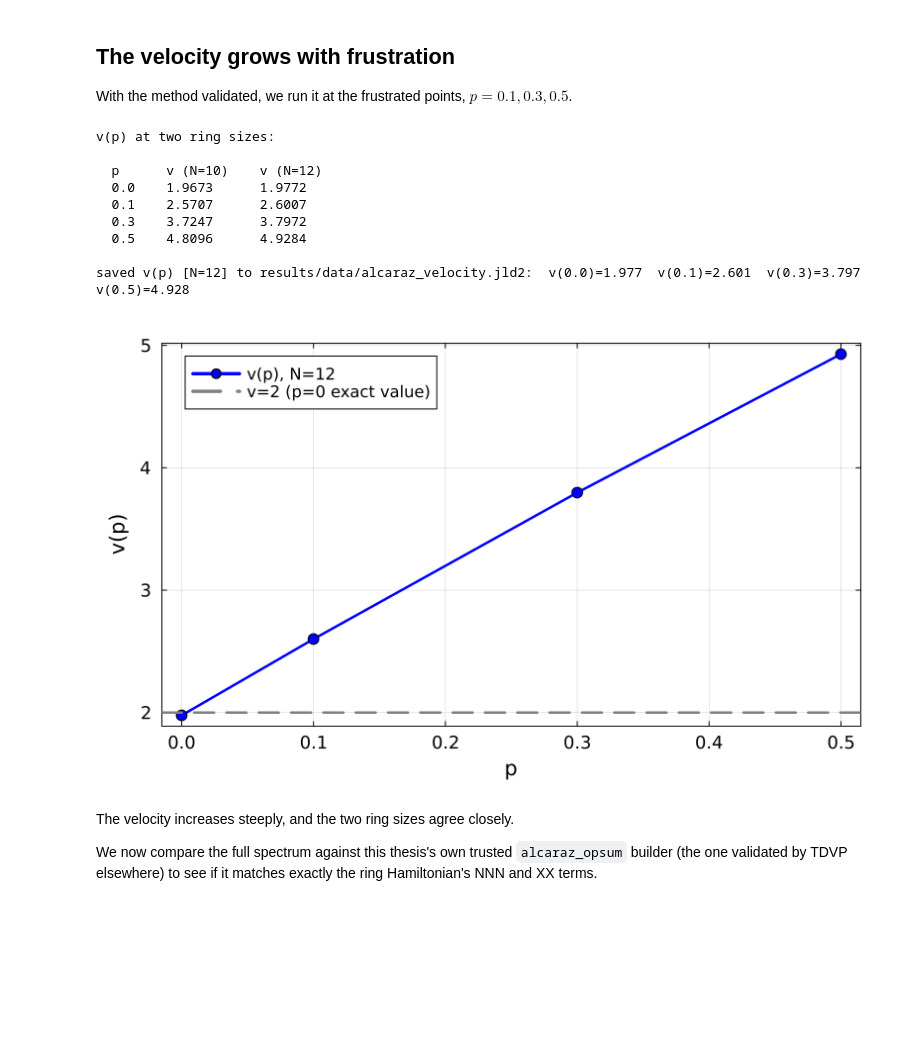
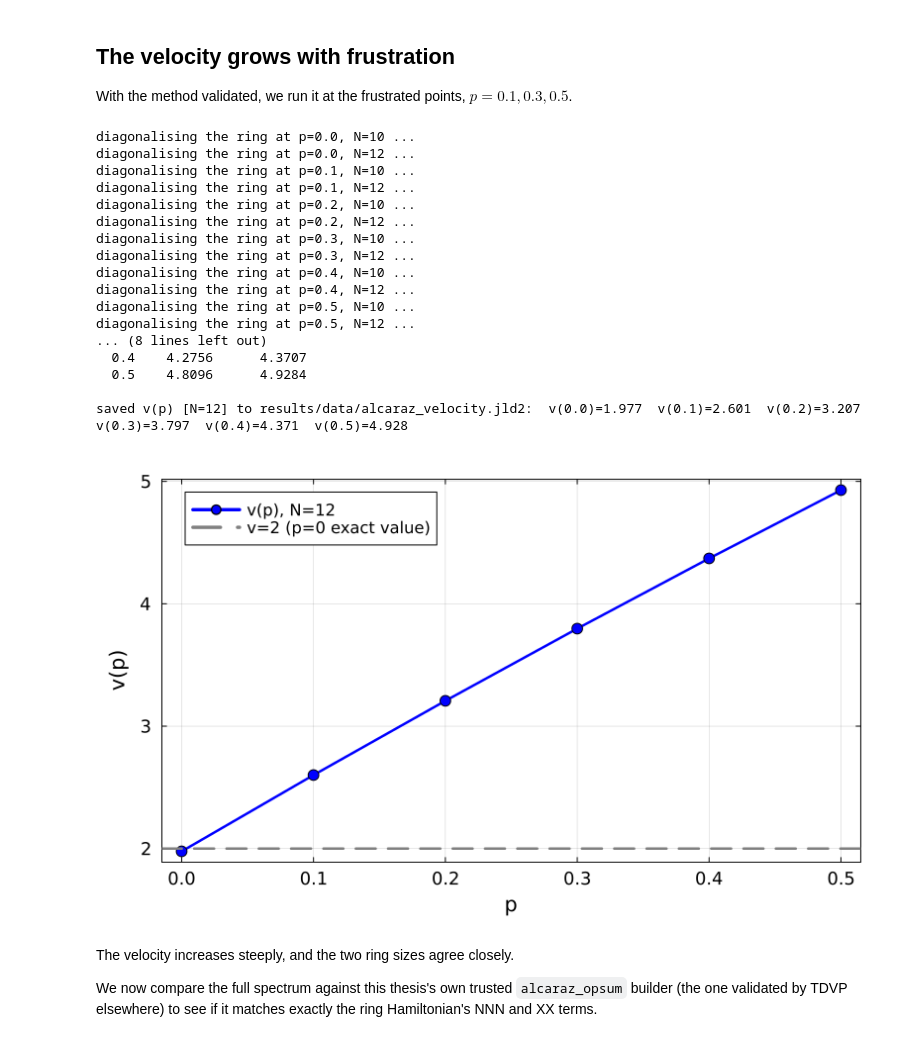
Before and after one commit to jmarquezol/master-thesis-BSC, a Jupyter notebook: NBs/4_cft_GS.ipynb, the cells around one changed output. Drawn from its saved outputs; the diff is of its cells as text; code cells hidden in the pictures; blank space fills up the shorter version.

```diff
--- a/NBs/4_cft_GS.ipynb
+++ b/NBs/4_cft_GS.ipynb
@@ -501,52 +512,78 @@ Both sizes recover $v\approx2$ cleanly, and tighten toward it as $N$ grows, show
 
 With the method validated, we run it at the frustrated points, $p=0.1,0.3,0.5$.
 # %%
-p_sweep_values = [0.0, 0.1, 0.3, 0.5]
+# Sound velocity on the same p grid as the chord fit above. Exact diagonalisation of the periodic
+# ring at two sizes, so we can see the value settle as N grows. Cached per (p, N): re-running only
+# computes couplings that are not already stored.
+using JLD2
+
+p_sweep_values = [0.0, 0.1, 0.2, 0.3, 0.4, 0.5]
 N_sweep_values = [10, 12]
 
-v_sweep_results = Dict{Tuple{Float64,Int},Float64}()
-for p in p_sweep_values, N in N_sweep_values
-    v_sweep_results[(p, N)] = alcaraz_sound_velocity(N, 1.0, p)
+velocity_table_cache = "../results/data/nb4_velocity_table.jld2"
+v_sweep_results = isfile(velocity_table_cache) ?
+    load(velocity_table_cache, "v") : Dict{Tuple{Float64,Int},Float64}()
+
+missing_keys = Tuple{Float64,Int}[]
+for p in p_sweep_values
+    for N in N_sweep_values
+        haskey(v_sweep_results, (p, N)) || push!(missing_keys, (p, N))
+    end
 end
 
-println("v(p) at two ring sizes:\n")
+if !isempty(missing_keys)
+    for (p, N) in missing_keys
+        @printf("diagonalising the ring at p=%.1f, N=%d ...\n", p, N)
+        v_sweep_results[(p, N)] = alcaraz_sound_velocity(N, 1.0, p)
+    end
+    mkpath("../results/data")
+    jldsave(velocity_table_cache; v=v_sweep_results)
+end
+
+println("\nv(p) at two ring sizes:\n")
 @printf("  %-5s  %-10s  %-10s\n", "p", "v (N=10)", "v (N=12)")
 for p in p_sweep_values
     @printf("  %-5.1f  %-10.4f  %-10.4f\n", p, v_sweep_results[(p, 10)], v_sweep_results[(p, 12)])
 end
 
 thesis_plot_theme!()   # thesis-quality styling
 velocity_plot = plot(
     xlabel="p", ylabel="v(p)", framestyle=:box, grid=true, legend=:topleft,
 )
 plot!(velocity_plot, p_sweep_values, [v_sweep_results[(p, 12)] for p in p_sweep_values];
       marker=:circle, lw=2.5, color=:blue, label="v(p), N=12")
 hline!(velocity_plot, [2.0]; ls=:dash, color=:gray, label="v=2 (p=0 exact value)")
 
 mkpath("../results/imgs")
 savefig(velocity_plot, "../results/imgs/nb4_velocity_vs_p.png")
 
-# Save v(p) (N=12, the larger ring) to a small cache so downstream notebooks (NB7's temporal-CFT
-# analysis) can USE the measured velocity without re-running this diagonalisation.
-using JLD2
+# The N=12 row is what the downstream notebooks read (NB7's temporal-CFT analysis), so it also goes
+# to its own small cache under the name they expect.
 velocity_vs_p = Dict(p => v_sweep_results[(p, 12)] for p in p_sweep_values)
-mkpath("../results/data")
 jldsave("../results/data/alcaraz_velocity.jld2"; v=velocity_vs_p)
 @printf("\nsaved v(p) [N=12] to results/data/alcaraz_velocity.jld2:  %s\n",
         join([@sprintf("v(%.1f)=%.3f", p, velocity_vs_p[p]) for p in p_sweep_values], "  "))
 
 velocity_plot
 # %% [output]
-v(p) at two ring sizes:
-
-  p      v (N=10)    v (N=12)
-  0.0    1.9673      1.9772
-  0.1    2.5707      2.6007
-  0.3    3.7247      3.7972
+diagonalising the ring at p=0.0, N=10 ...
+diagonalising the ring at p=0.0, N=12 ...
+diagonalising the ring at p=0.1, N=10 ...
+diagonalising the ring at p=0.1, N=12 ...
+diagonalising the ring at p=0.2, N=10 ...
+diagonalising the ring at p=0.2, N=12 ...
+diagonalising the ring at p=0.3, N=10 ...
+diagonalising the ring at p=0.3, N=12 ...
+diagonalising the ring at p=0.4, N=10 ...
+diagonalising the ring at p=0.4, N=12 ...
+diagonalising the ring at p=0.5, N=10 ...
+diagonalising the ring at p=0.5, N=12 ...
+... (8 lines left out)
+  0.4    4.2756      4.3707
   0.5    4.8096      4.9284
 
-saved v(p) [N=12] to results/data/alcaraz_velocity.jld2:  v(0.0)=1.977  v(0.1)=2.601  v(0.3)=3.797  v(0.5)=4.928
+saved v(p) [N=12] to results/data/alcaraz_velocity.jld2:  v(0.0)=1.977  v(0.1)=2.601  v(0.2)=3.207  v(0.3)=3.797  v(0.4)=4.371  v(0.5)=4.928
-[figure, old version]
+[figure, new version]
 # %% [markdown]
 The velocity increases steeply, and the two ring sizes agree closely.
 
```
Also changed, not shown: parts of 2 cells of this notebook, 7 other files.
